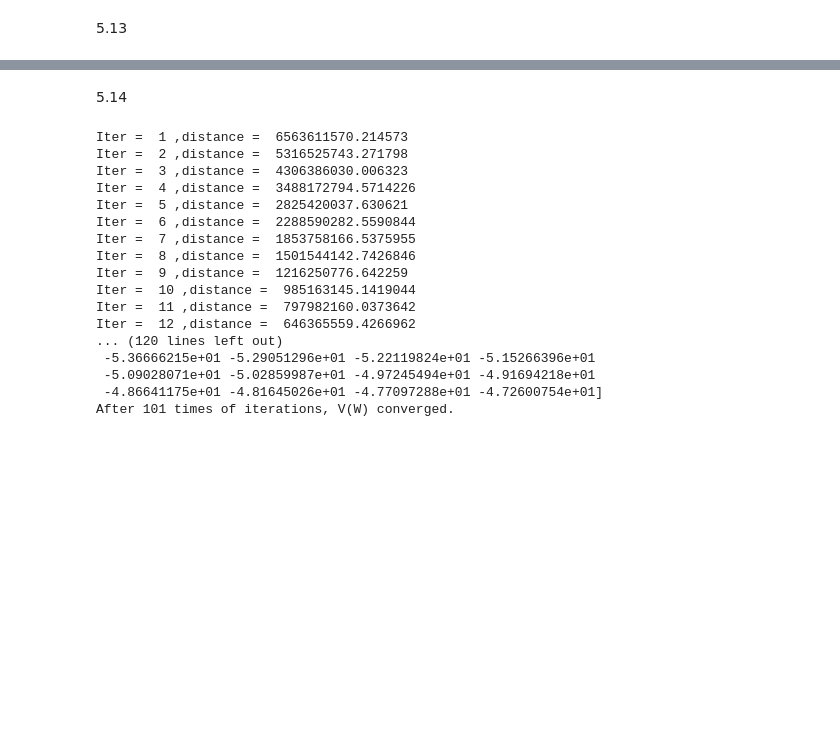
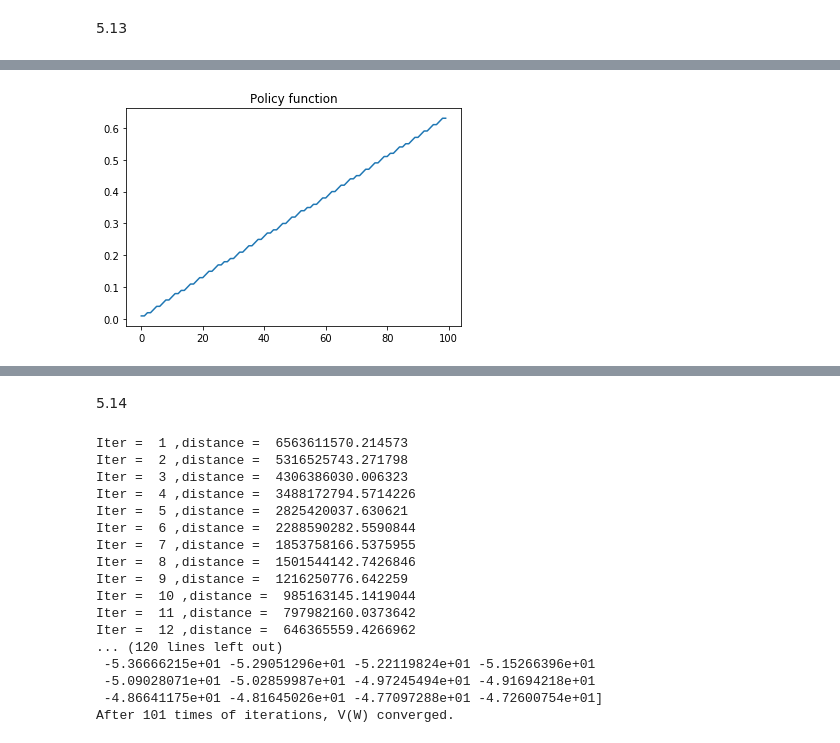
Before and after one commit to TianxinZheng/persp-model-econ_W19, a Jupyter notebook: ProblemSets/PS3/PS3_answer.ipynb, the cells around one changed output, grey strips where cells are left out. Saved outputs shown, nothing was run; the diff lists cells and outputs as text; code cells hidden in the pictures; blank space fills up the shorter version.

```diff
--- a/ProblemSets/PS3/PS3_answer.ipynb
+++ b/ProblemSets/PS3/PS3_answer.ipynb
@@ -276,0 +300,6 @@ The new distance is: 5315921432.356884
+# %%
+plt.plot(W_Tminus1)
+plt.title("Policy function")
+plt.show()
+# %% [output]
+[figure, added]
```
Also changed, not shown: parts of 22 cells of this notebook, 13 other files.
